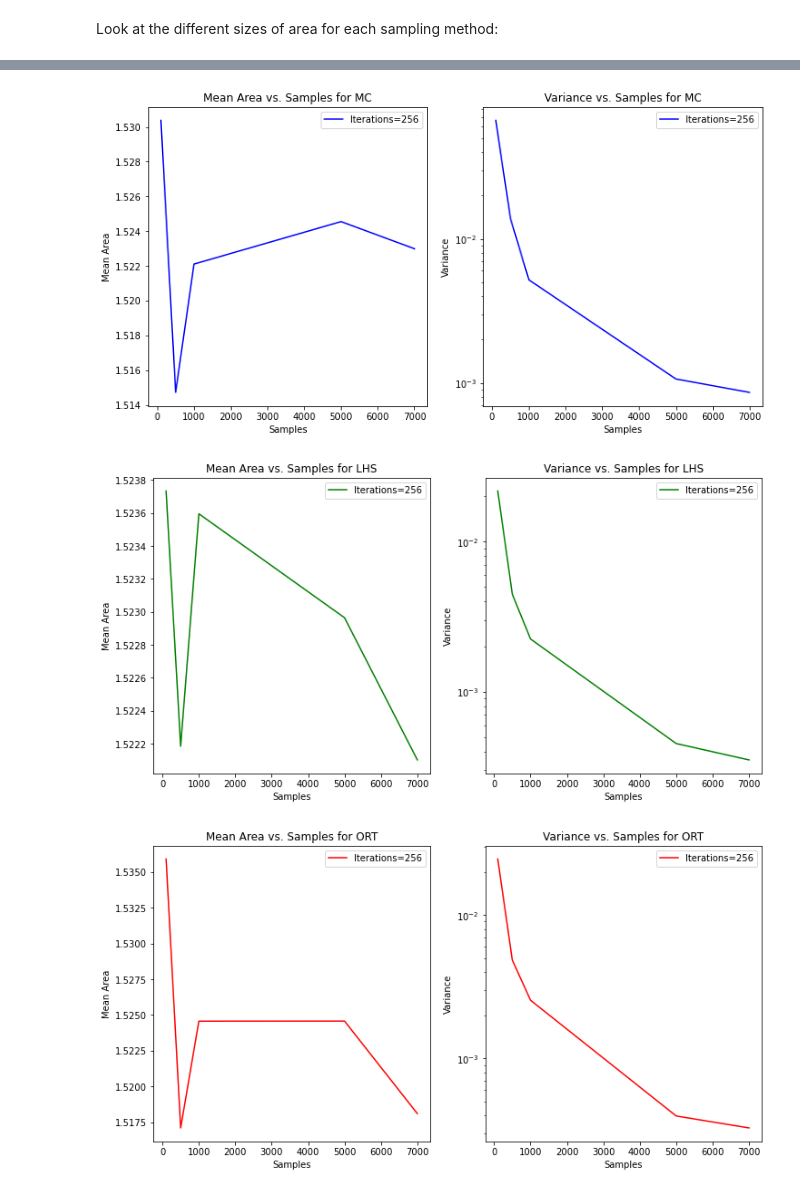
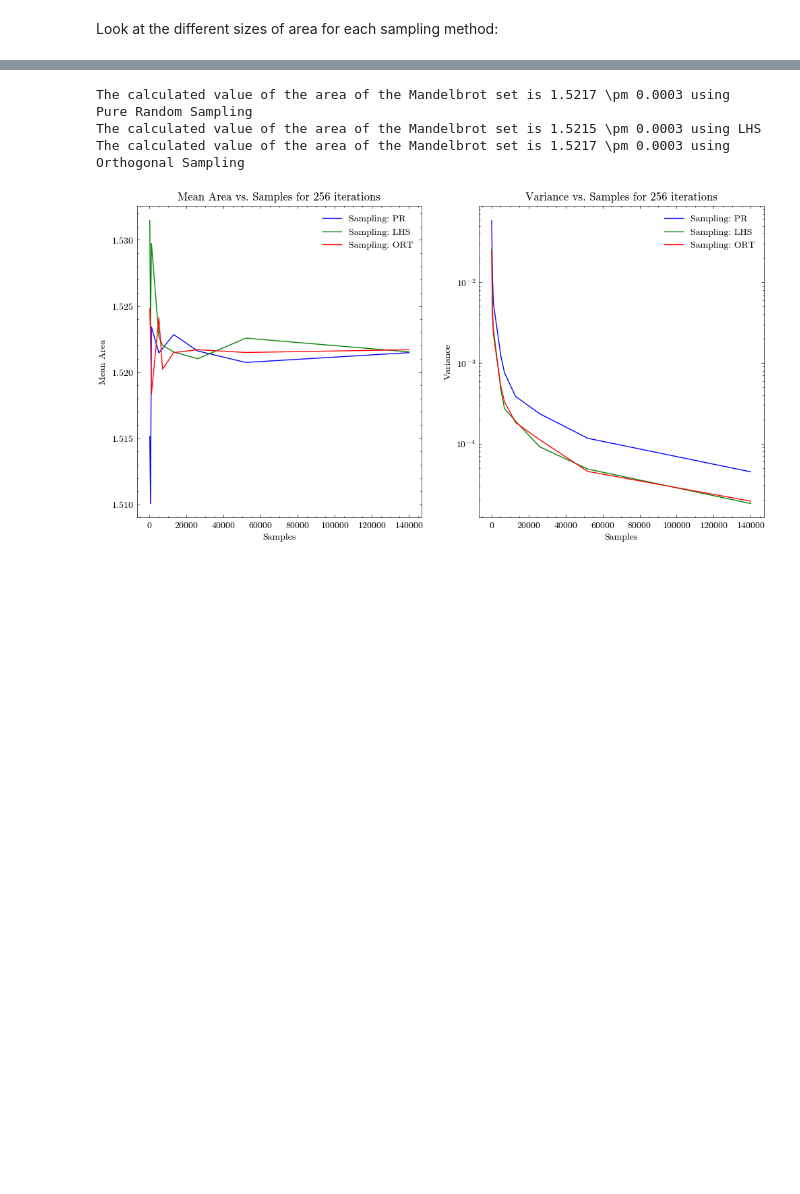
Before and after one commit to rugbym/Stochastic_Simulation, a Jupyter notebook: Assignment1.ipynb, the cells around one changed output, grey strips where cells are left out. Cells and saved outputs as stored; diff of their text form; code cells hidden in the pictures; blank space fills up the shorter version.

Commit message:
last plots and prints

```diff
--- a/Assignment1.ipynb
+++ b/Assignment1.ipynb
@@ -132,6 +135,6 @@ the area of the mandelbrot set using Pure Random Sampling with bias is 1.5437
 # %%
 i = 256
-samples = [100, 500, 1000, 5000,7000]
+samples = [100, 500, 1000, 5000,7000,13000,26000,52000,140000]
 rep = 200
 
 mc = MandelbrotSetMC()
@@ -150,10 +153,10 @@ def run_experiment(method, i, s, rep,sampling=False):
 # %%
 results = {}
 for s in samples:
-    results[(i, s, 'MC')] = run_experiment(mc, i, s, rep,sampling='PR')
+    results[(i, s, 'PR')] = run_experiment(mc, i, s, rep,sampling='PR')
     results[(i, s, 'LHS')] = run_experiment(mc, i, s, rep,sampling = "LHS")
     results[(i, s, 'ORT')] = run_experiment(mc, i, s, rep, sampling = "ORT")
-    results[(i, s, 'BIAS')] = run_experiment(bias, i, s, rep)
+    #results[(i, s, 'BIAS')] = run_experiment(bias, i, s, rep)
 # %%
 def statistics(results, method):
     means = []
@@ -195,3 +197,12 @@ Average Mean Area: 5.0284318489599995, Average Variance: 0.011083794638149454, S
+# %%
+print(f'The calculated value of the area of the Mandelbrot set is {means[-1]:.4f} \pm {stds[-1]/np.sqrt(rep):.4f} using Pure Random Sampling')
+print(f'The calculated value of the area of the Mandelbrot set is {means_lhs[-1]:.4f} \pm {stds_lhs[-1]/np.sqrt(rep):.4f} using LHS')
+print(f'The calculated value of the area of the Mandelbrot set is {means_ort[-1]:.4f} \pm {stds_ort[-1]/np.sqrt(rep):.4f} using Orthogonal Sampling')
+# print('The calculated value of the area of the Mandelbrot set is {avg_mean_bias:.4f} \pm {std_dev_bias:.4f} using Pure Random Sampling with bias')
+# %% [output]
+The calculated value of the area of the Mandelbrot set is 1.5217 \pm 0.0003 using Pure Random Sampling
+The calculated value of the area of the Mandelbrot set is 1.5215 \pm 0.0003 using LHS
+The calculated value of the area of the Mandelbrot set is 1.5217 \pm 0.0003 using Orthogonal Sampling
 # %%
 def plot_results(results,name, color):
     res = {key[:2]: value for key, value in results.items() if key[2] == name}
@@ -202,28 +213,25 @@ def plot_results(results,name, color):
         mean_areas = [res[(i,s)][0] for s in samples]
         variances = [res[(i,s)][1] for s in samples]
 
-        plt.figure(figsize=(12, 6))
+
         plt.subplot(1, 2, 1)
-        plt.plot(samples, mean_areas, label=f'Iterations={i}', color=color)
+        plt.plot(samples, mean_areas, label=f'Sampling: {name}', color=color)
         plt.xlabel('Samples')
         plt.ylabel('Mean Area')
-        plt.title(f'Mean Area vs. Samples for {name}')
+        plt.title(f'Mean Area vs. Samples for {i} iterations')
         plt.legend()
         plt.subplot(1, 2,2)
-        plt.plot(samples, variances, label=f'Iterations={i}', color=color)
+        plt.plot(samples, variances, label=f'Sampling: {name}', color=color)
         plt.yscale('log')
         plt.xlabel('Samples')
         plt.ylabel('Variance')
-        plt.title(f'Variance vs. Samples for {name}')
+        plt.title(f'Variance vs. Samples for {i} iterations')
         plt.legend()
-
-    plt.show()
 # %%
-plot_results(results, 'MC', 'blue')
+plt.figure(figsize=(12, 6))
+plot_results(results, 'PR', 'blue')
 plot_results(results, 'LHS', 'green')
 plot_results(results, 'ORT', 'red')
-plot_results(results, 'BIAS', 'black')
+#plot_results(results, 'BIAS', 'black')
 # %% [output]
-[figure, old version]
+[figure, new version]
-[figure, removed]
-[figure, removed]
```
Also changed, not shown: parts of 8 cells of this notebook.
